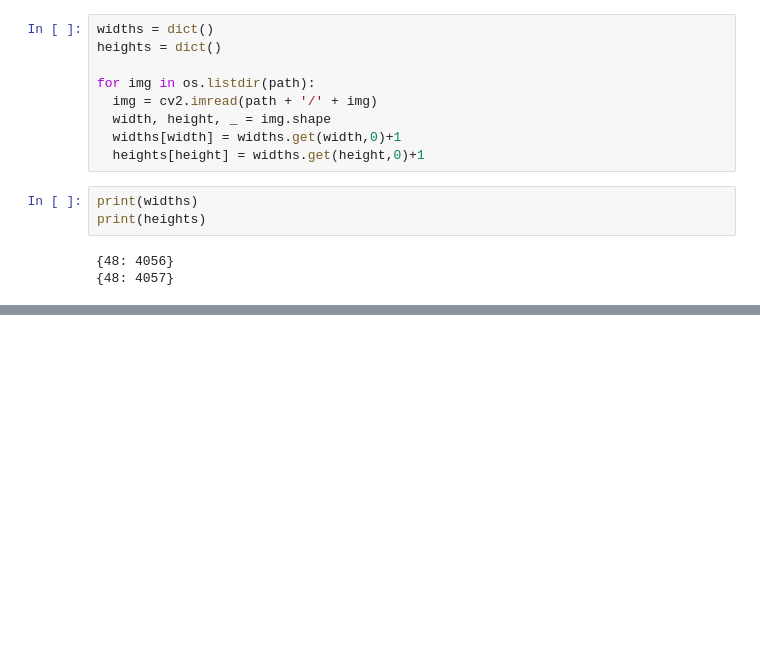
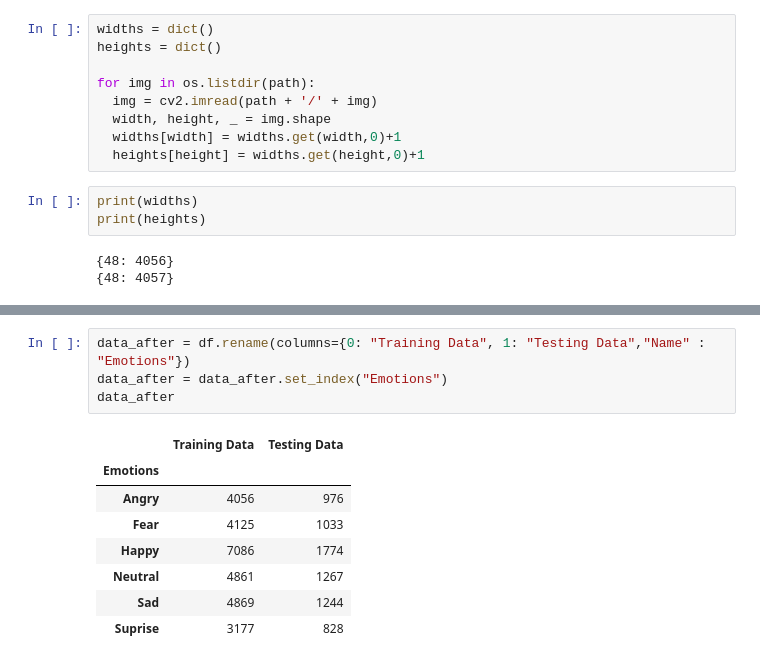
Before and after one commit to Jade-P/MLGroupProject, a Jupyter notebook: Angry_Exploration.ipynb, the cells around one changed output, grey strips where cells are left out. Cells and saved outputs as stored; diff of their text form; blank space fills up the shorter version.

```diff
--- a/Angry_Exploration.ipynb
+++ b/Angry_Exploration.ipynb
@@ -331,0 +325,13 @@ print(heights)
+# %%
+data_after = df.rename(columns={0: "Training Data", 1: "Testing Data","Name" : "Emotions"})
+data_after = data_after.set_index("Emotions")
+data_after
+# %% [output]
+|  | Training Data | Testing Data |
+| Emotions |  |  |
+| Angry | 4056 | 976 |
+| Fear | 4125 | 1033 |
+| Happy | 7086 | 1774 |
+| Neutral | 4861 | 1267 |
+| Sad | 4869 | 1244 |
+| Suprise | 3177 | 828 |
```
Also changed, not shown: parts of 16 cells of this notebook.
